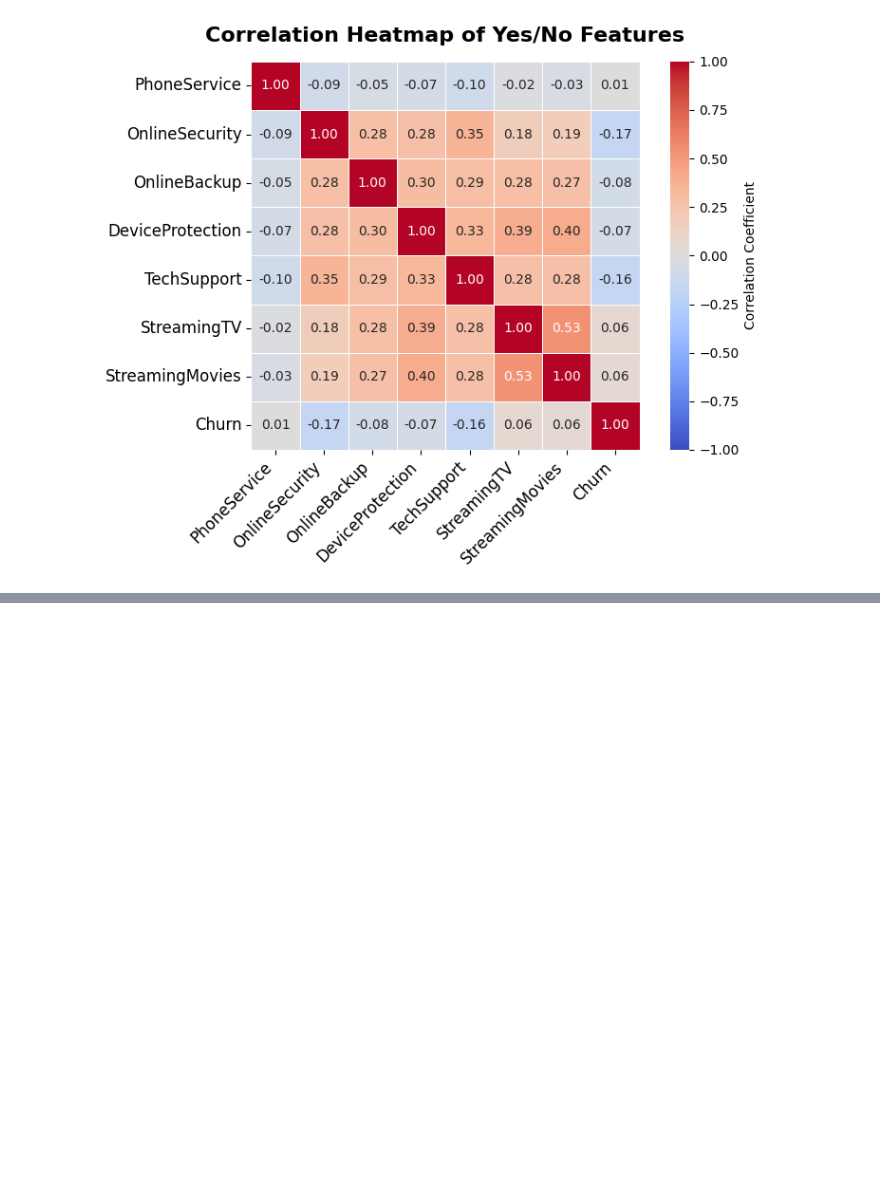
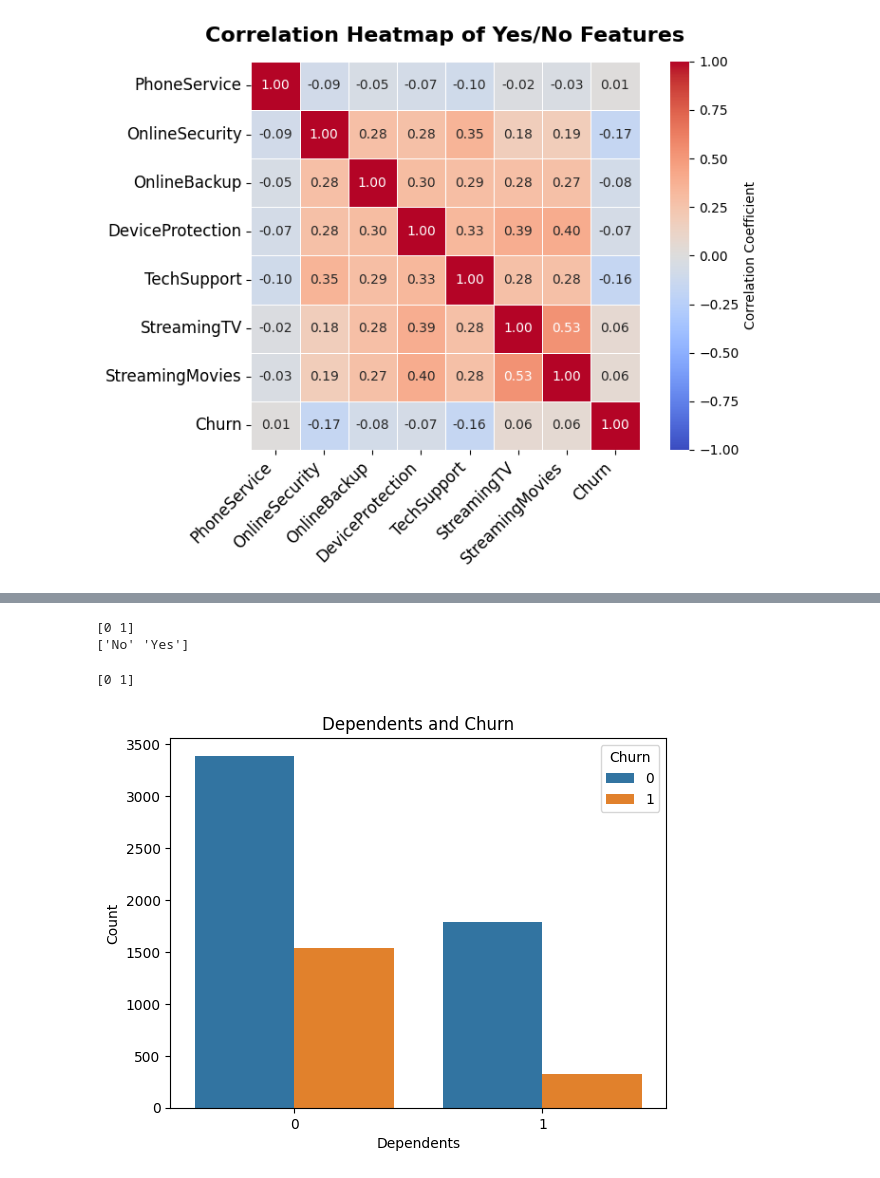
Before and after one commit to yushi2006/Telco-Churn-Broadcasting, a Jupyter notebook: notebooks/EDA.ipynb, the cells around one changed output, grey strips where cells are left out. Saved outputs shown, nothing was run; the diff lists cells and outputs as text; code cells hidden in the pictures; blank space fills up the shorter version.

Commit message:
finishing initial eda and basic preprocessing

```diff
--- a/notebooks/EDA.ipynb
+++ b/notebooks/EDA.ipynb
@@ -269,0 +279,22 @@ plt.show()
+# %%
+# So we know that the internet service will affect the choice
+# Now we need to know only the relation between the seniorcitizen and dependents so I can finish EDA.
+print(df['SeniorCitizen'].unique())
+print(df['Dependents'].unique())
+# %% [output]
+[0 1]
+['No' 'Yes']
+# %%
+df['Dependents'] = df['Dependents'].map({"No": False, "Yes": True}).astype(int)
+print(df['Dependents'].unique())
+# %% [output]
+[0 1]
+# %%
+sns.countplot(data=df, x="Dependents", hue="Churn")
+plt.xlabel("Dependents")
+plt.ylabel("Count")
+plt.title("Dependents and Churn")
+plt.savefig("../figures/dependents_churn.png")
+plt.show()
+# %% [output]
+[figure, added]
```
Also changed, not shown: parts of 7 cells of this notebook, 5 other files.
